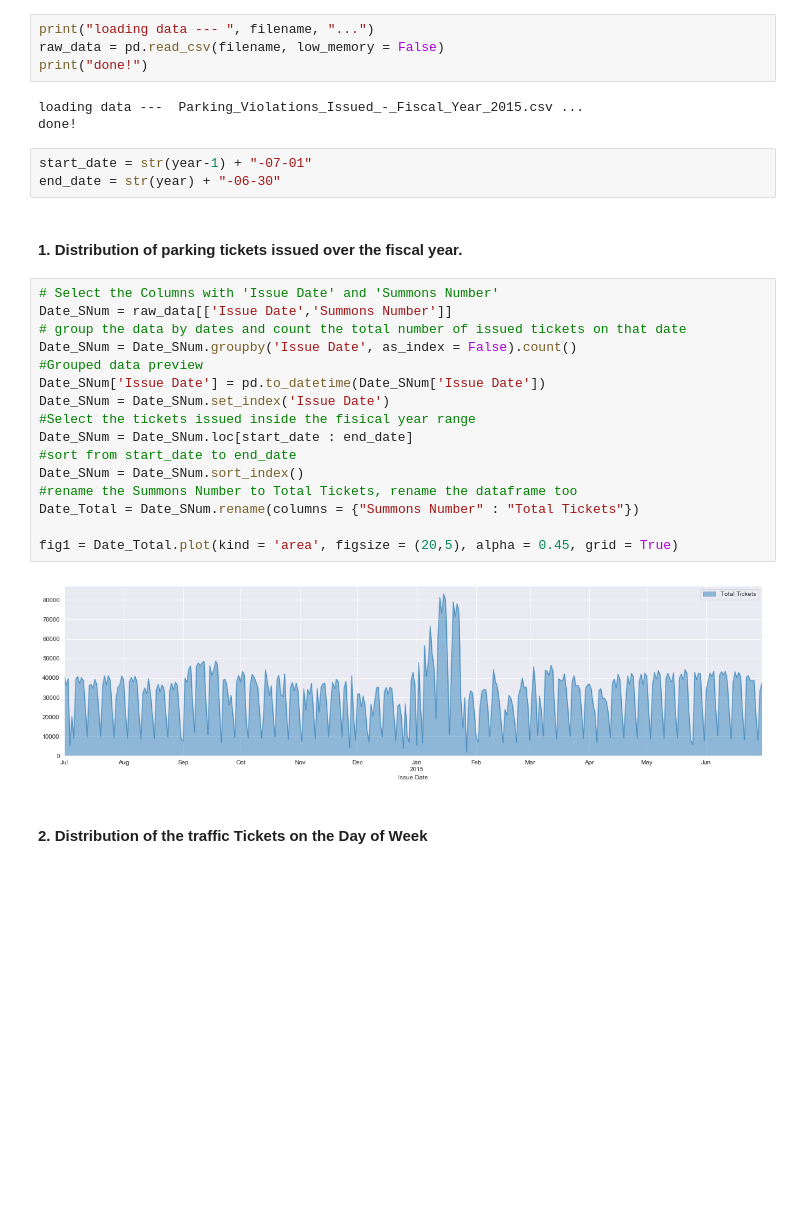
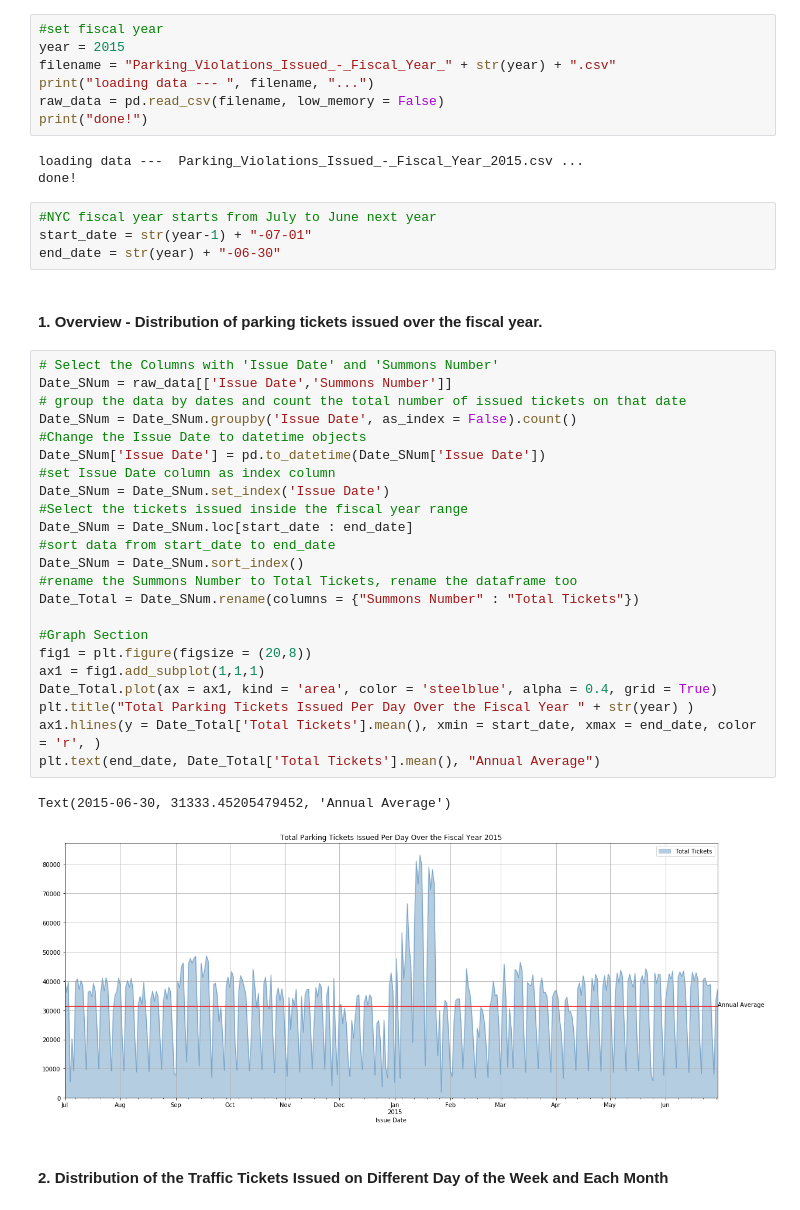
Before and after one commit to siuyik11/NYC_parking_ticket_analysis, a Jupyter notebook: NYC_parking_ticket_analysis.ipynb, the cells around one changed output. Cells and saved outputs as stored; diff of their text form; blank space fills up the shorter version.

```diff
--- a/NYC_parking_ticket_analysis.ipynb
+++ b/NYC_parking_ticket_analysis.ipynb
@@ -24,4 +20,7 @@ filename
 # %%
+#set fiscal year
+year = 2015
+filename = "Parking_Violations_Issued_-_Fiscal_Year_" + str(year) + ".csv"
 print("loading data --- ", filename, "...")
 raw_data = pd.read_csv(filename, low_memory = False)
 print("done!")
@@ -29,29 +28,38 @@ print("done!")
 loading data ---  Parking_Violations_Issued_-_Fiscal_Year_2015.csv ...
 done!
 # %%
+#NYC fiscal year starts from July to June next year
 start_date = str(year-1) + "-07-01"
 end_date = str(year) + "-06-30"
 # %% [markdown]
-#### 1. Distribution of parking tickets issued over the fiscal year.
+#### 1. Overview - Distribution of parking tickets issued over the fiscal year.
 # %%
 # Select the Columns with 'Issue Date' and 'Summons Number'
 Date_SNum = raw_data[['Issue Date','Summons Number']]
 # group the data by dates and count the total number of issued tickets on that date
 Date_SNum = Date_SNum.groupby('Issue Date', as_index = False).count()
-#Grouped data preview
+#Change the Issue Date to datetime objects
 Date_SNum['Issue Date'] = pd.to_datetime(Date_SNum['Issue Date'])
+#set Issue Date column as index column
 Date_SNum = Date_SNum.set_index('Issue Date')
-#Select the tickets issued inside the fisical year range
+#Select the tickets issued inside the fiscal year range
 Date_SNum = Date_SNum.loc[start_date : end_date]
-#sort from start_date to end_date
+#sort data from start_date to end_date
 Date_SNum = Date_SNum.sort_index()
 #rename the Summons Number to Total Tickets, rename the dataframe too
 Date_Total = Date_SNum.rename(columns = {"Summons Number" : "Total Tickets"})
 
-fig1 = Date_Total.plot(kind = 'area', figsize = (20,5), alpha = 0.45, grid = True)
+#Graph Section
+fig1 = plt.figure(figsize = (20,8))
+ax1 = fig1.add_subplot(1,1,1)
+Date_Total.plot(ax = ax1, kind = 'area', color = 'steelblue', alpha = 0.4, grid = True)
+plt.title("Total Parking Tickets Issued Per Day Over the Fiscal Year " + str(year) )
+ax1.hlines(y = Date_Total['Total Tickets'].mean(), xmin = start_date, xmax = end_date, color = 'r', )
+plt.text(end_date, Date_Total['Total Tickets'].mean(), "Annual Average")
 # %% [output]
+Text(2015-06-30, 31333.45205479452, 'Annual Average')
-[figure, old version]
+[figure, new version]
 # %% [markdown]
-#### 2. Distribution of the traffic Tickets on the Day of Week
+#### 2. Distribution of the Traffic Tickets Issued on Different Day of the Week and Each Month
 # %%
 Date_Total["Day of week"] = Date_Total.index.day_name()
```
Also changed, not shown: parts of 20 cells of this notebook.
